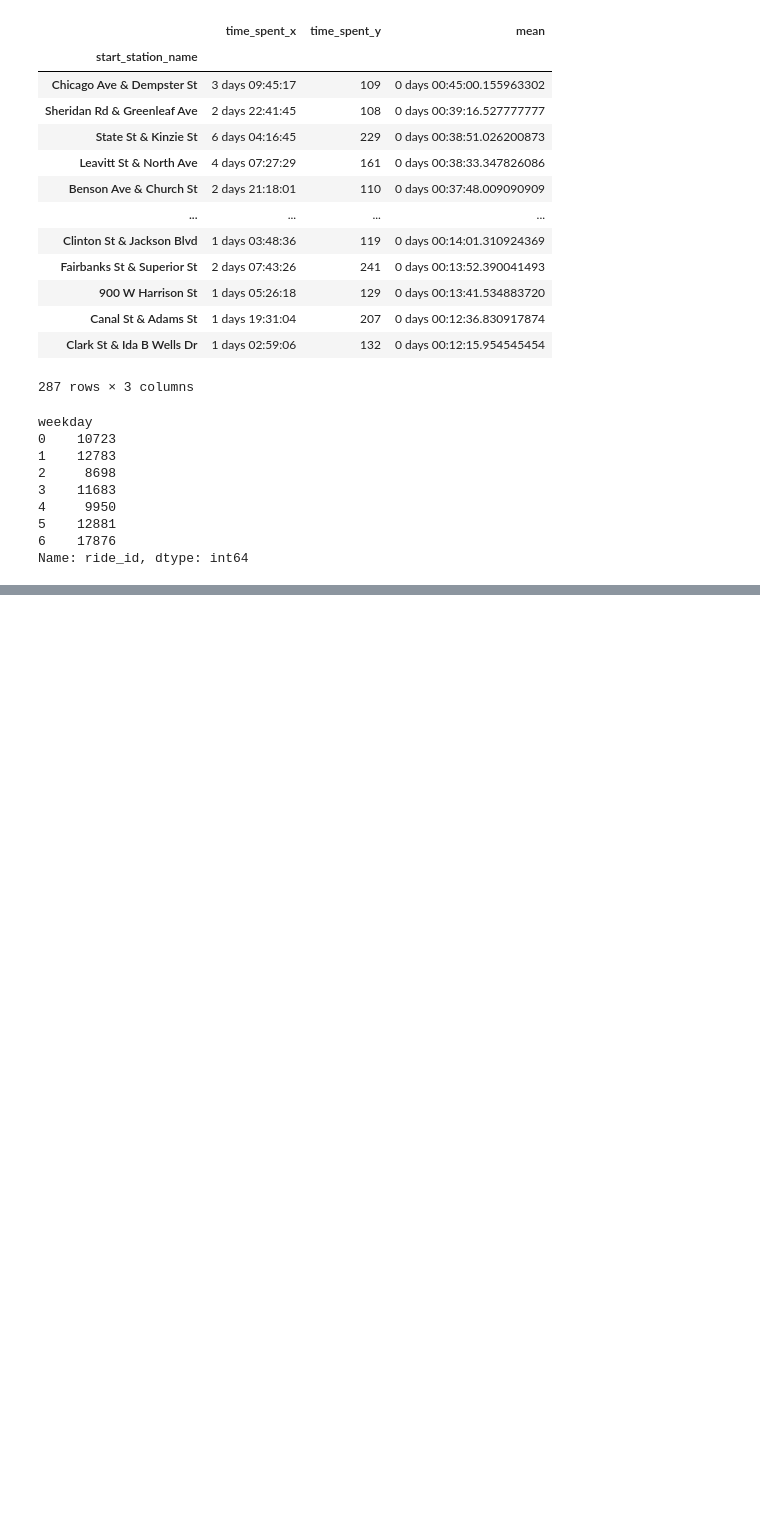
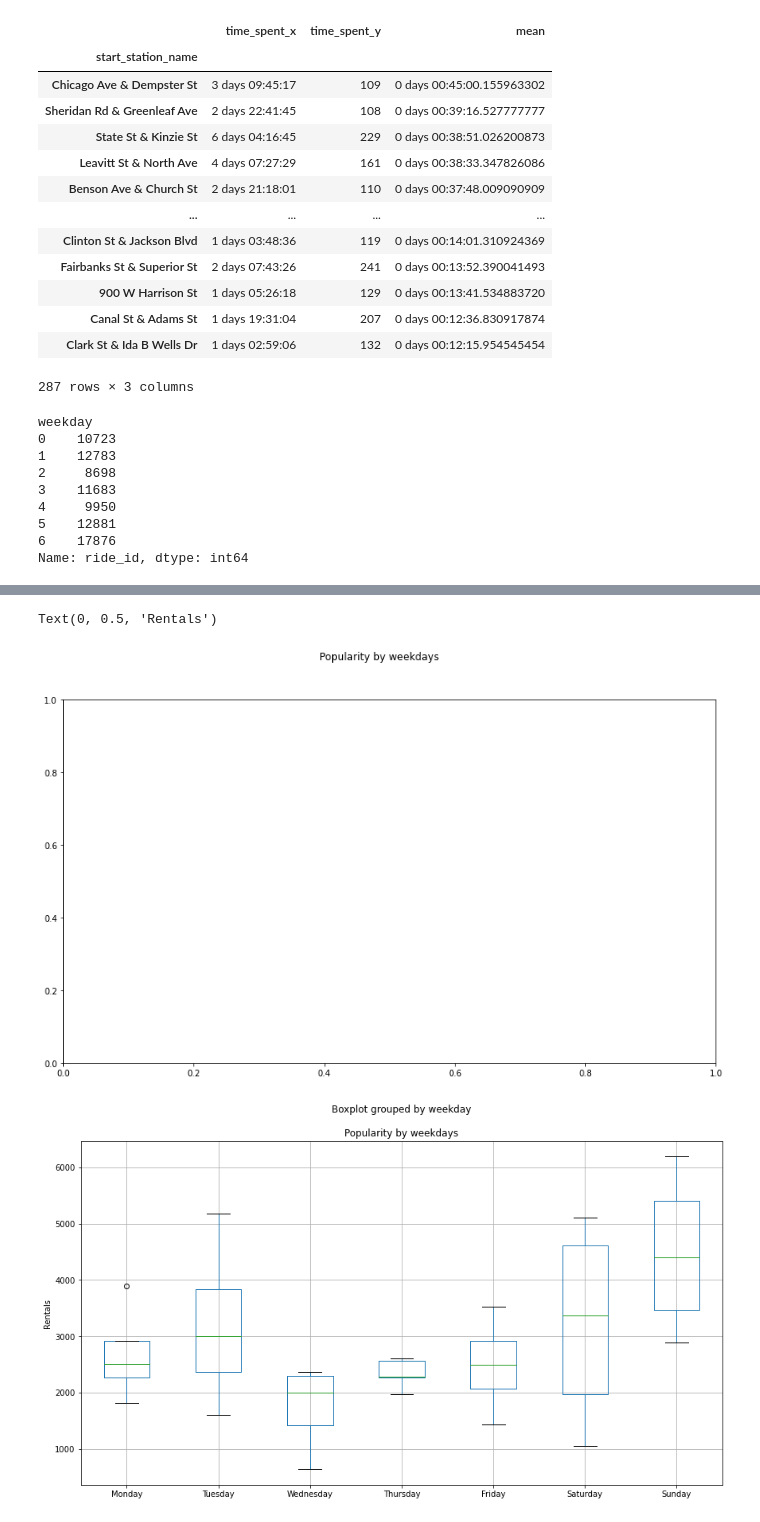
Before and after one commit to Kolo-Naukowe-Data-Science-PW/Rekrutacja21, a Jupyter notebook: MaciejKolek/KN_Jupyter.ipynb, the cells around one changed output, grey strips where cells are left out. Drawn from its saved outputs; the diff is of its cells as text; code cells hidden in the pictures; blank space fills up the shorter version.

```diff
--- a/MaciejKolek/KN_Jupyter.ipynb
+++ b/MaciejKolek/KN_Jupyter.ipynb
@@ -202,0 +232,20 @@ plt.bar(x,weekdf)
+# %%
+dayOfWeek={0:'Monday', 1:'Tuesday', 2:'Wednesday', 3:'Thursday', 4:'Friday', 5:'Saturday', 6:'Sunday'}
+
+
+datecount = df.groupby("date").agg("ride_id").count()
+dateweek = df.groupby("date").agg("weekday").mean()
+dt = pd.concat([datecount, dateweek],axis = 1)
+dt["weekday"] = dt["weekday"].map(dayOfWeek)
+# %%
+p = [5,1,6,7,4,2,3]
+fig, ax = plt.subplots()
+ax = dt.boxplot(by = "weekday",positions = p)
+fig.suptitle("Popularity by weekdays")
+ax.set_title("Popularity by weekdays")
+ax.set_xlabel("")
+ax.set_ylabel("Rentals")
+# %% [output]
+Text(0, 0.5, 'Rentals')
+[figure, added]
+[figure, added]
```
Also changed, not shown: parts of 14 cells of this notebook, 1 other file.
